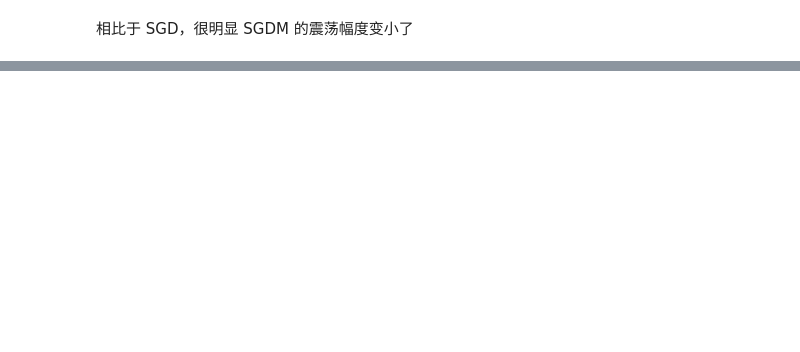
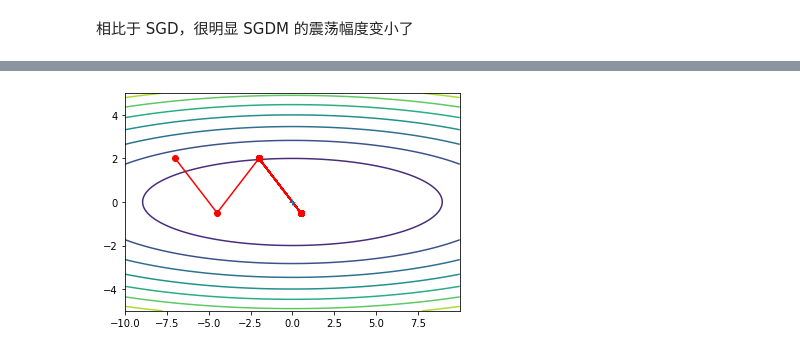
Before and after one commit to InnoFang/tensorflow2-from-zero, a Jupyter notebook: 6. Optimizer.ipynb, the cells around one changed output, grey strips where cells are left out. Saved outputs shown, nothing was run; the diff lists cells and outputs as text; code cells hidden in the pictures; blank space fills up the shorter version.

```diff
--- a/6. Optimizer.ipynb
+++ b/6. Optimizer.ipynb
@@ -214,0 +241,14 @@ RMSProp（Root Mean Square Prop），是由Geoffrey E. Hinton提出的一种优
+# %%
+def rmsprop(lr=0.01, beta=0.99):
+    def opt(params, grads):
+        v = {}
+        for key, val in params.items():
+            v[key] = tf.zeros_like(val)
+        for key in params.keys():
+            v[key] = beta * v[key] + (1 - beta) * tf.square(grads[key])
+            params[key].assign_sub(lr * grads[key] / tf.sqrt(v[key]))
+    return opt
+# %%
+fit_and_plot(optimizer=rmsprop(lr=0.25))
+# %% [output]
+[figure, added]
```
Also changed, not shown: parts of 15 cells of this notebook.
